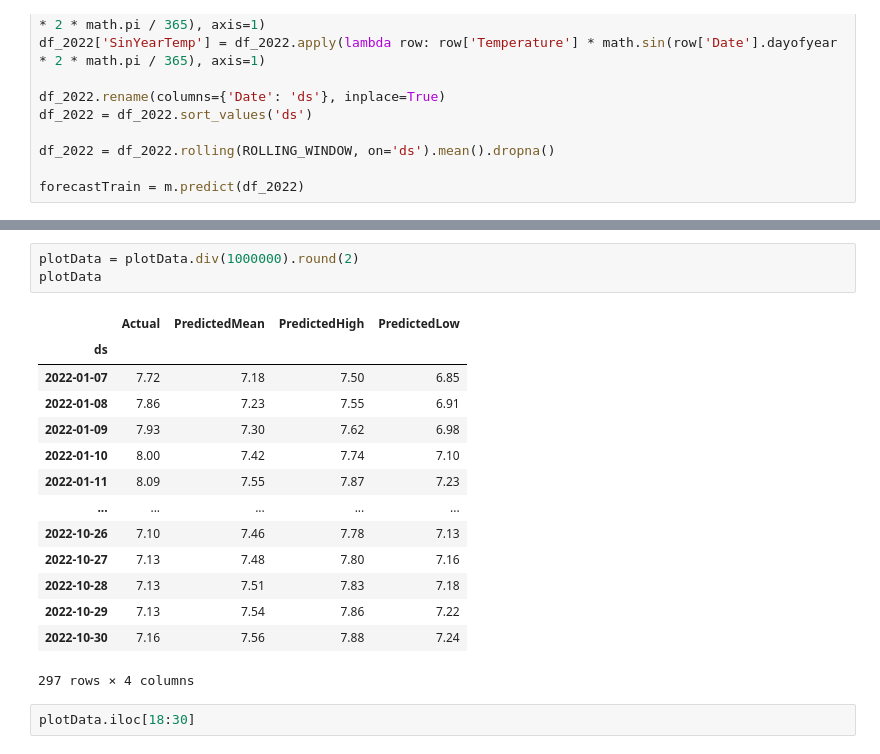
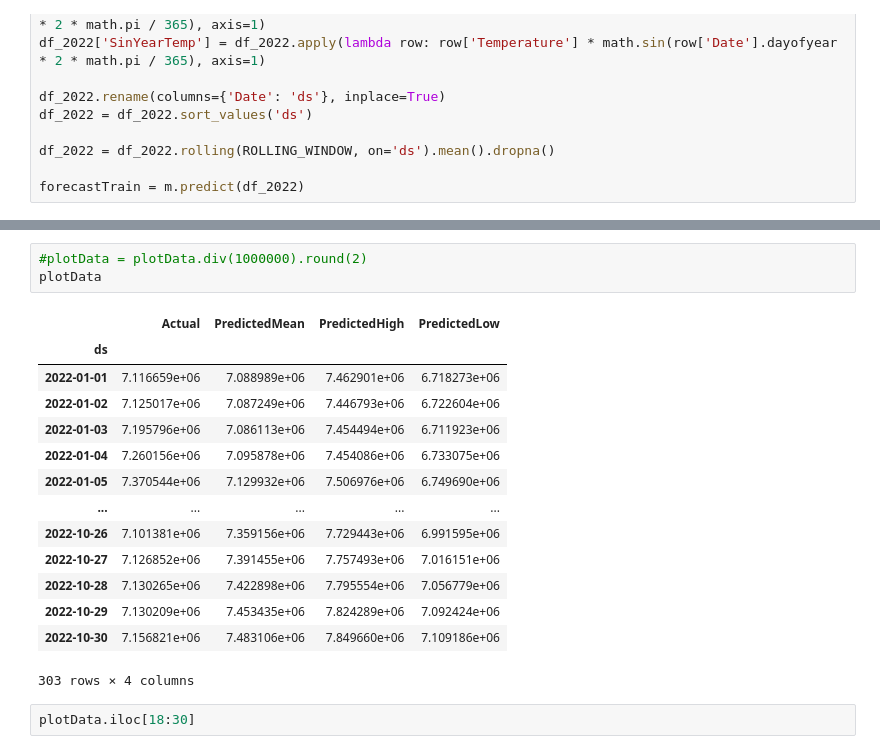
Before and after one commit to nzzdev/energyconsumption-zurich-model, a Jupyter notebook: src/TrainFinalModel.ipynb, the cells around one changed output, grey strips where cells are left out. Cells and saved outputs as stored; diff of their text form.

```diff
--- a/src/TrainFinalModel.ipynb
+++ b/src/TrainFinalModel.ipynb
@@ -213,20 +197,20 @@ plot(plotData)
 # %%
-plotData = plotData.div(1000000).round(2)
+#plotData = plotData.div(1000000).round(2)
 plotData
 # %% [output]
 |  | Actual | PredictedMean | PredictedHigh | PredictedLow |
 | ds |  |  |  |  |
-| 2022-01-07 | 7.72 | 7.18 | 7.50 | 6.85 |
-| 2022-01-08 | 7.86 | 7.23 | 7.55 | 6.91 |
-| 2022-01-09 | 7.93 | 7.30 | 7.62 | 6.98 |
-| 2022-01-10 | 8.00 | 7.42 | 7.74 | 7.10 |
-| 2022-01-11 | 8.09 | 7.55 | 7.87 | 7.23 |
+| 2022-01-01 | 7.116659e+06 | 7.088989e+06 | 7.462901e+06 | 6.718273e+06 |
+| 2022-01-02 | 7.125017e+06 | 7.087249e+06 | 7.446793e+06 | 6.722604e+06 |
+| 2022-01-03 | 7.195796e+06 | 7.086113e+06 | 7.454494e+06 | 6.711923e+06 |
+| 2022-01-04 | 7.260156e+06 | 7.095878e+06 | 7.454086e+06 | 6.733075e+06 |
+| 2022-01-05 | 7.370544e+06 | 7.129932e+06 | 7.506976e+06 | 6.749690e+06 |
 | ... | ... | ... | ... | ... |
-| 2022-10-26 | 7.10 | 7.46 | 7.78 | 7.13 |
-| 2022-10-27 | 7.13 | 7.48 | 7.80 | 7.16 |
-| 2022-10-28 | 7.13 | 7.51 | 7.83 | 7.18 |
-| 2022-10-29 | 7.13 | 7.54 | 7.86 | 7.22 |
-| 2022-10-30 | 7.16 | 7.56 | 7.88 | 7.24 |
+| 2022-10-26 | 7.101381e+06 | 7.359156e+06 | 7.729443e+06 | 6.991595e+06 |
+| 2022-10-27 | 7.126852e+06 | 7.391455e+06 | 7.757493e+06 | 7.016151e+06 |
+| 2022-10-28 | 7.130265e+06 | 7.422898e+06 | 7.795554e+06 | 7.056779e+06 |
+| 2022-10-29 | 7.130209e+06 | 7.453435e+06 | 7.824289e+06 | 7.092424e+06 |
+| 2022-10-30 | 7.156821e+06 | 7.483106e+06 | 7.849660e+06 | 7.109186e+06 |
-297 rows × 4 columns
+303 rows × 4 columns
 # %%
 plotData.iloc[18:30]
```
Also changed, not shown: parts of 4 cells of this notebook, 3 other files.
